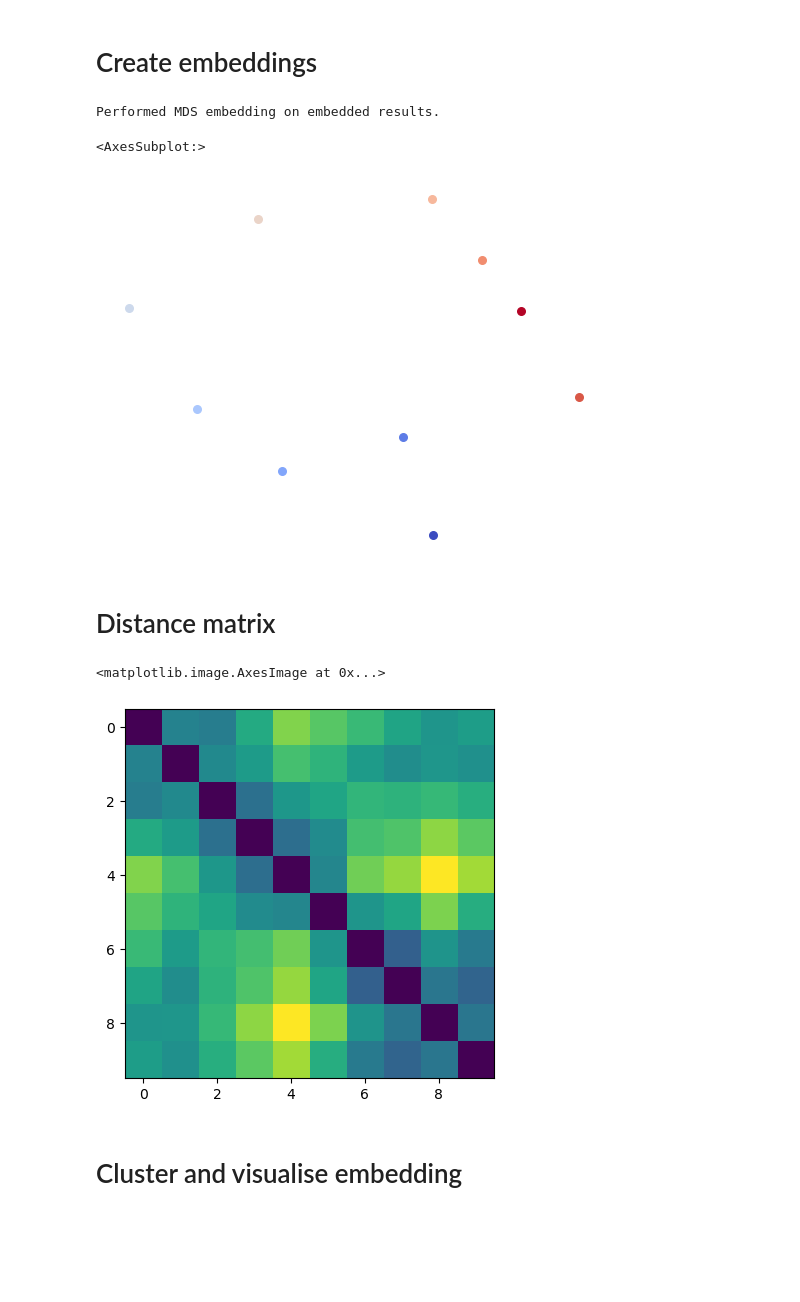
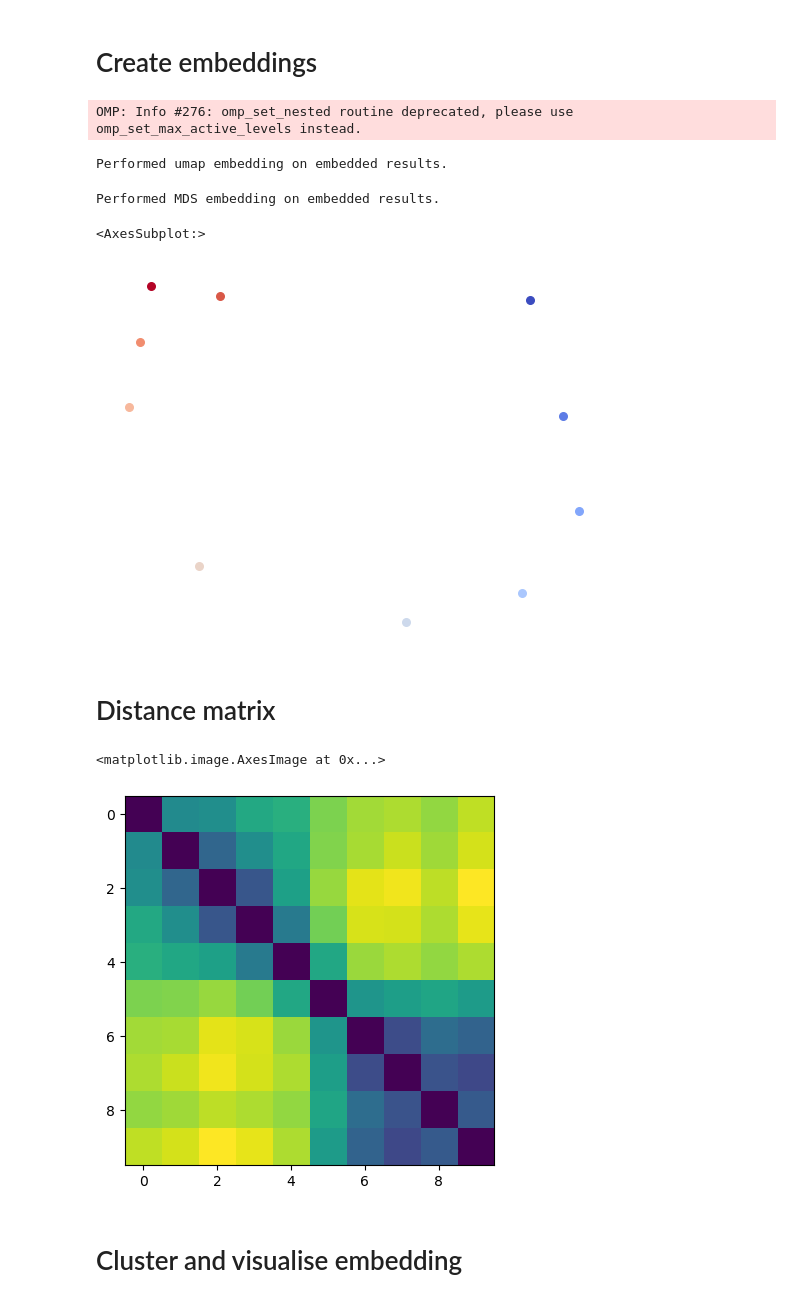
Before and after one commit to agosztolai/MARBLE, a Jupyter notebook: examples/ex_vanderpol.ipynb, the cells around one changed output. Saved outputs shown, nothing was run; the diff lists cells and outputs as text; code cells hidden in the pictures; blank space fills up the shorter version.

```diff
--- a/examples/ex_vanderpol.ipynb
+++ b/examples/ex_vanderpol.ipynb
@@ -9,49 +13,20 @@ from MARBLE import utils, geometry, net, plotting
 # %%
-def initial_conditions(n, reps):
-    X0_range = [geometry.sample_2d(n, [[-3,-3],[3,3]], 'random', seed=i) for i in range(reps)]
-
-    return X0_range
-
 def simulate_system(mu, X0):
     p, v = simulate_phase_portrait('vanderpol', t, X0, par = {'mu': mu})
     pos, vel = [], []
     for p_, v_ in zip(p,v):
-        ind = np.where((abs(p_) < 3).all(1))[0]
-        p_ = p_[ind,:]; v_ = v_[ind,:]
-        ind = np.where((abs(v_) > 1e-10).any(1))[0]
-        p_ = p_[ind,:]; v_ = v_[ind,:]
-        ind = np.where((abs(p_) > 1e-1).all(1))[0]
-        p_ = p_[ind,:]; v_ = v_[ind,:]
-        pos.append(p_)
-        vel.append(v_)
+        ind = reject_outliers(p_, v_)
+        pos.append(p_[ind])
+        vel.append(v_[ind])
 
     return pos, vel
-
-def plot_phase_portrait(pos, vel, ax=None, node_feature=None):
-    if not isinstance(pos, list):
-        pos = [pos]
-    if not isinstance(vel, list):
-        vel = [vel]
-
-    for p, v in zip(pos, vel):
-        ax = plotting.trajectories(p, v, ax=ax, style='>', node_feature=node_feature, lw=2, arrowhead=.1, axis=False, alpha=1.)
-    ax.axis('square')
-
-def reject_outliers(data, m=1):
-    data = data.mean(1)
-    return np.where(abs(data - np.median(data)) < m * np.std(data))[0]
-
-def plot_embedding(emb, ax, slices, i, n_clusters=2):
-    s = range(slices[i], slices[i+1])
-    clusters = geometry.cluster(emb, cluster_typ='kmeans', n_clusters=n_clusters, seed=0)
-    plotting.embedding(emb[s], clusters['labels'][s], ax=ax[0])
-    plot_phase_portrait(pos_subsample[i], vel_subsample[i], ax[1], node_feature=clusters['labels'][s])
 # %% [markdown]
 # For initial conditions, sample a rectangle uniformly
 # %%
 t0, t1, dt = 0, 3, 0.5
 t = np.arange(t0, t1, dt)
 n = 100
+area = [[-3,-3],[3,3]]
 # %% [markdown]
 # Geneate phase portraits from random initial conditions while varying $\beta_1$
 # %%
@@ -59,7 +34,7 @@ n_steps=10
 beta1 = np.hstack((np.linspace(-.5,.5,n_steps)))
 
 pos, vel = [], []
-X0_range = initial_conditions(n, len(beta1))
+X0_range = initial_conditions(n, len(beta1), area)
 for i, b1 in enumerate(beta1):
     p, v = simulate_system(b1, X0_range[i])
 
@@ -127,21 +96,25 @@ Final test loss: 1.0754
 # Create embeddings
 # %%
 data = model.evaluate(data)
+n_clusters=30
+data = postprocessing(data, n_clusters=n_clusters)
+# %% [output]
+OMP: Info #276: omp_set_nested routine deprecated, please use omp_set_max_active_levels instead.
+Performed umap embedding on embedded results.
 # %%
-dist, gamma = geometry.compute_distribution_distances(data)
-emb_MDS, _ = geometry.embed(dist, embed_typ = 'MDS')
+emb_MDS, _ = geometry.embed(data.dist, embed_typ = 'MDS')
 plotting.embedding(emb_MDS, beta1, s=30, alpha=1)
 # %% [output]
 Performed MDS embedding on embedded results.
 <AxesSubplot:>
-[figure, old version]
+[figure, new version]
 # %% [markdown]
 # Distance matrix
 # %%
-plt.imshow(dist)
+plt.imshow(data.dist)
 # %% [output]
 <matplotlib.image.AxesImage at 0x...>
-[figure, old version]
+[figure, new version]
 # %% [markdown]
 # Cluster and visualise embedding
 # %%
```
Also changed, not shown: parts of 9 cells of this notebook.
